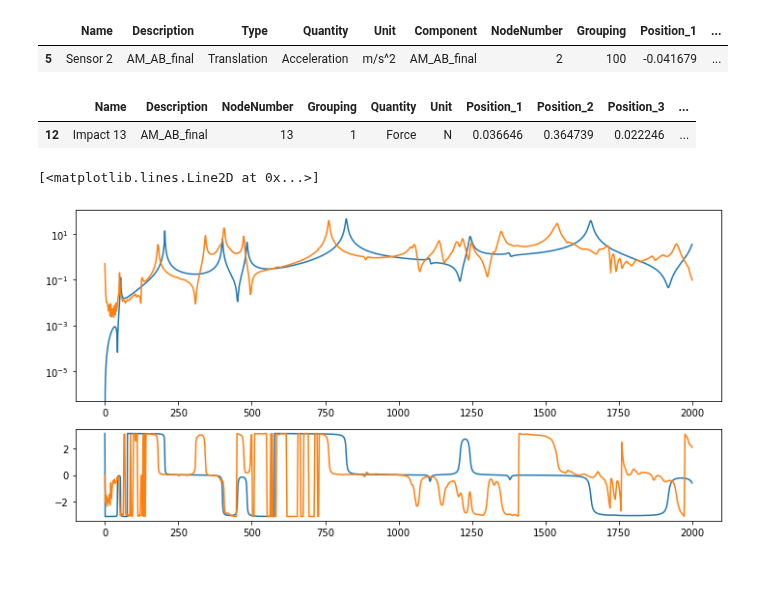
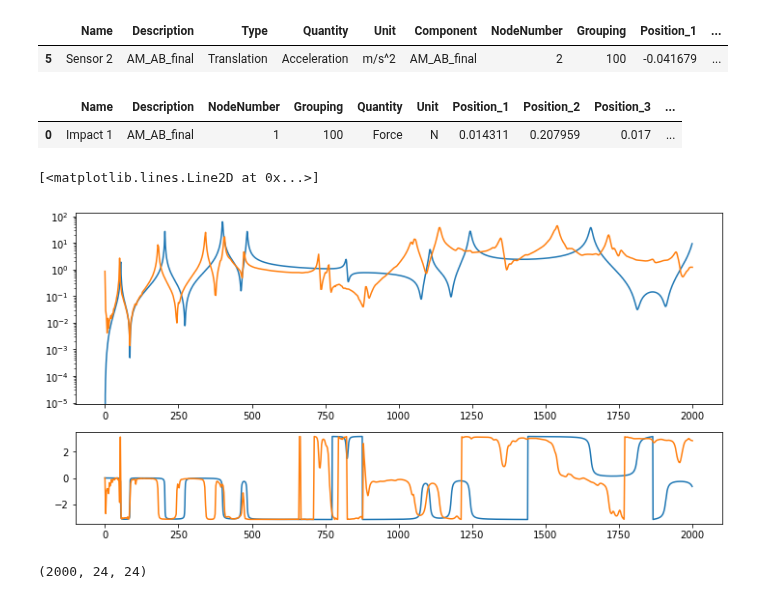
Before and after one commit to yannikmadeheim-del/pyFBS-nonlinear, a Jupyter notebook: examples/MCK_AM.ipynb, the cells around one changed output. Saved outputs shown, nothing was run; the diff lists cells and outputs as text; code cells hidden in the pictures; blank space fills up the shorter version.

```diff
--- a/examples/MCK_AM.ipynb
+++ b/examples/MCK_AM.ipynb
@@ -29,7 +26,7 @@ xlsx = r"../data/lab_testbench/Measurements/AM_Measurements.xlsx"
 full_file = r'..\data\lab_testbench\FEM\AB\file.full'
 ress_file = r'..\data\lab_testbench\FEM\AB\file.rst'
 # %%
-MK = pyFBS.MK_model(ress_file,full_file,no_modes = 200)
+MK = pyFBS.MK_model(ress_file,full_file,no_modes = 100,recalculate = False)
 MK.mesh.points *= 1000
 # %%
 view3D = pyFBS.display.view3D(show_origin= True)
@@ -73,6 +70,11 @@ view3D.label_imp(df_imp)
 df_chn = pd.read_excel(xlsx, sheet_name='Channels_AB')
 view3D.show_chn(df_chn)
 #df_chn
+# %%
+df_chn_up = MK.update_locations_df(df_chn)
+df_imp_up = MK.update_locations_df(df_imp)
+
+#view3D.show_imp(df_imp_up, color = "k")
 # %%
 MK.FRF_synth(df_chn,df_imp,modal_damping = 0.003,frf_type = "accelerance")
 # %%
@@ -80,24 +82,24 @@ freq, Y_AB_exp = np.load(r"../data/lab_testbench/Measurements/Y_AB.p",allow_pick
 # %%
 plt.figure(figsize = (12,8))
 
 s1 = 5
-s2 = 12
+s2 = 0
 
 display(df_chn.iloc[[s1]])
 display(df_imp.iloc[[s2]])
 
 plt.subplot(211)
 plt.semilogy(MK.freq,np.abs(MK.FRF[:,s1,s2]))
 plt.semilogy(freq,np.abs(Y_AB_exp[s1,s2]))
 
 
 plt.subplot(413)
 plt.plot(MK.freq,np.angle(MK.FRF[:,s1,s2]))
 plt.plot(freq,np.angle(Y_AB_exp[s1,s2]))
 # %% [output]
 |  | Name | Description | Type | Quantity | Unit | Component | NodeNumber | Grouping | Position_1 | ... |
 | 5 | Sensor 2 | AM_AB_final | Translation | Acceleration | m/s^2 | AM_AB_final | 2 | 100 | -0.041679 | ... |
 |  | Name | Description | NodeNumber | Grouping | Quantity | Unit | Position_1 | Position_2 | Position_3 | ... |
-| 12 | Impact 13 | AM_AB_final | 13 | 1 | Force | N | 0.036646 | 0.364739 | 0.022246 | ... |
+| 0 | Impact 1 | AM_AB_final | 1 | 100 | Force | N | 0.014311 | 0.207959 | 0.017 | ... |
 [<matplotlib.lines.Line2D at 0x...>]
-[figure, old version]
+[figure, new version]
@@ -103,0 +122,4 @@ plt.plot(freq,np.angle(Y_AB_exp[s1,s2]))
+# %%
+vpt.vptData.shape
+# %% [output]
+(2000, 24, 24)
```
Also changed, not shown: parts of 10 cells of this notebook, 1 other file.
